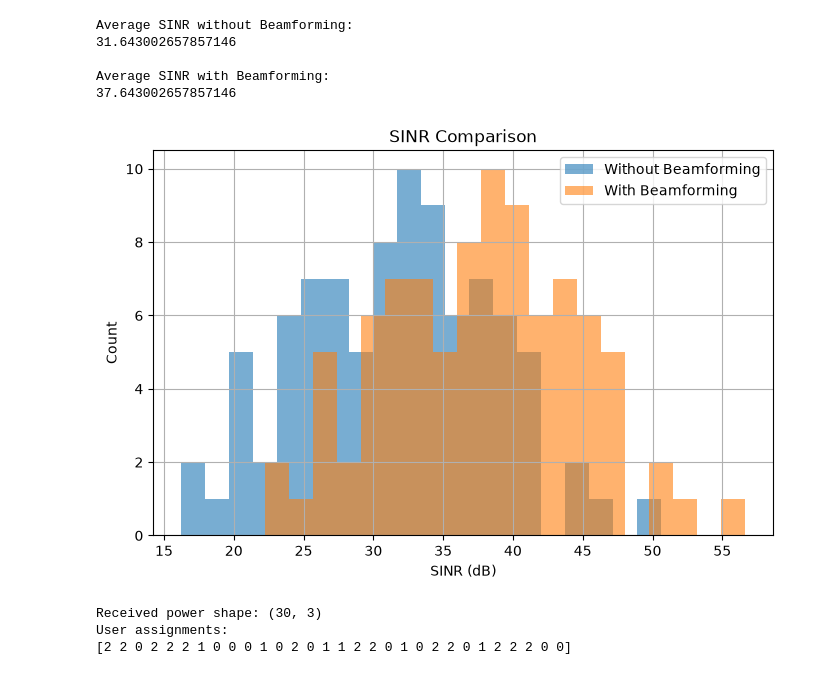
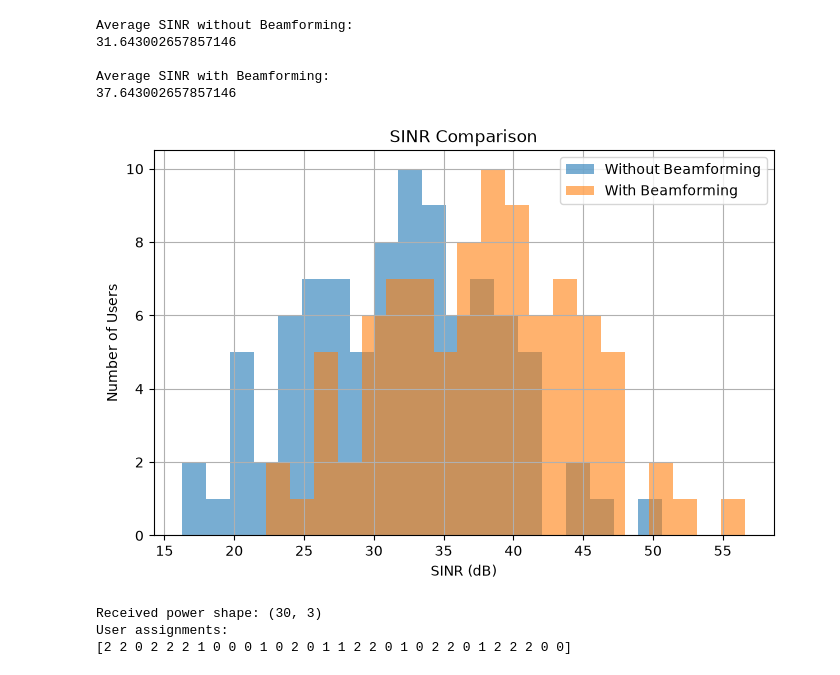
Before and after one commit to Chathuranga630/sionna, a Jupyter notebook: Spoofed_Traffic_v4.ipynb, the cells around one changed output. Saved outputs shown, nothing was run; the diff lists cells and outputs as text; code cells hidden in the pictures.

```diff
--- a/Spoofed_Traffic_v4.ipynb
+++ b/Spoofed_Traffic_v4.ipynb
@@ -650,35 +651,35 @@ import matplotlib.pyplot as plt
 plt.figure(figsize=(8,5))
 
 plt.hist(
     sinr_dB.flatten(),
     bins=20,
     alpha=0.6,
     label="Without Beamforming"
 )
 
 plt.hist(
     sinr_beam_dB.flatten(),
     bins=20,
     alpha=0.6,
     label="With Beamforming"
 )
 
 plt.xlabel("SINR (dB)")
-plt.ylabel("Count")
+plt.ylabel("Number of Users")
 plt.title("SINR Comparison")
 
 plt.legend()
 plt.grid(True)
 
 plt.savefig(
     "figures_step11_sinr_beamforming.png",
     dpi=300,
     bbox_inches="tight"
 )
 
 plt.show()
 # %% [output]
-[figure, old version]
+[figure, new version]
 # %%
 import numpy as np
 
```
Also changed, not shown: parts of 2 cells of this notebook.
